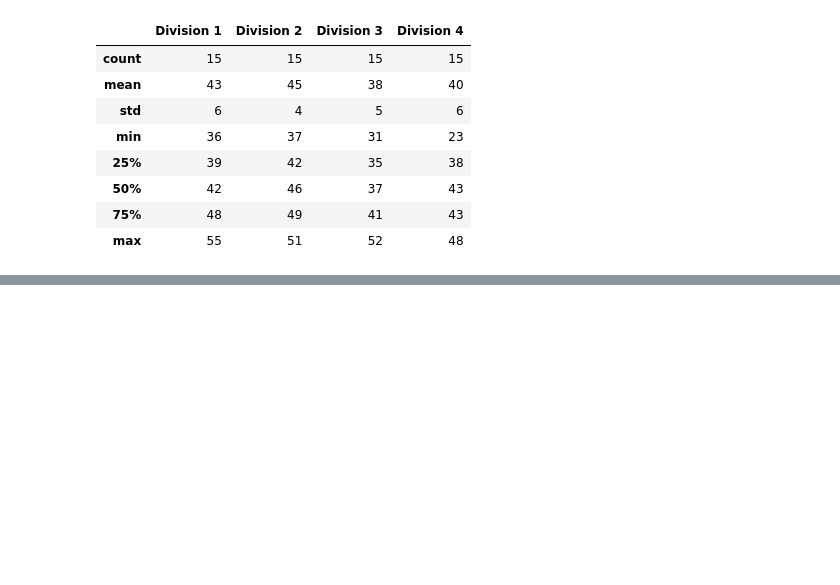
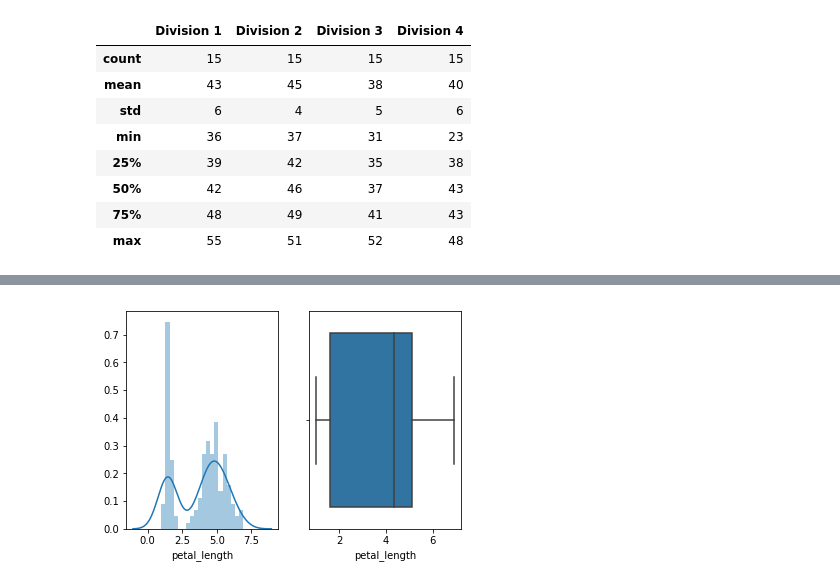
Before and after one commit to mikequaid/Proj-Funda, a Jupyter notebook: boxplot.ipynb, the cells around one changed output, grey strips where cells are left out. Cells and saved outputs as stored; diff of their text form; code cells hidden in the pictures; blank space fills up the shorter version.

```diff
--- a/boxplot.ipynb
+++ b/boxplot.ipynb
@@ -218,0 +188,10 @@ NameError: name 'iris' is not defined
+# %%
+# Compare histogram and boxplot of the Iris petal_length
+
+plt.subplot(1,2,1)
+sns.distplot(df["petal_length"], bins=20 )
+plt.subplot(1,2,2)
+sns.boxplot( x=df["petal_length"], data=df )
+plt.show()
+# %% [output]
+[figure, added]
```
Also changed, not shown: parts of 23 cells of this notebook, 2 other files.
